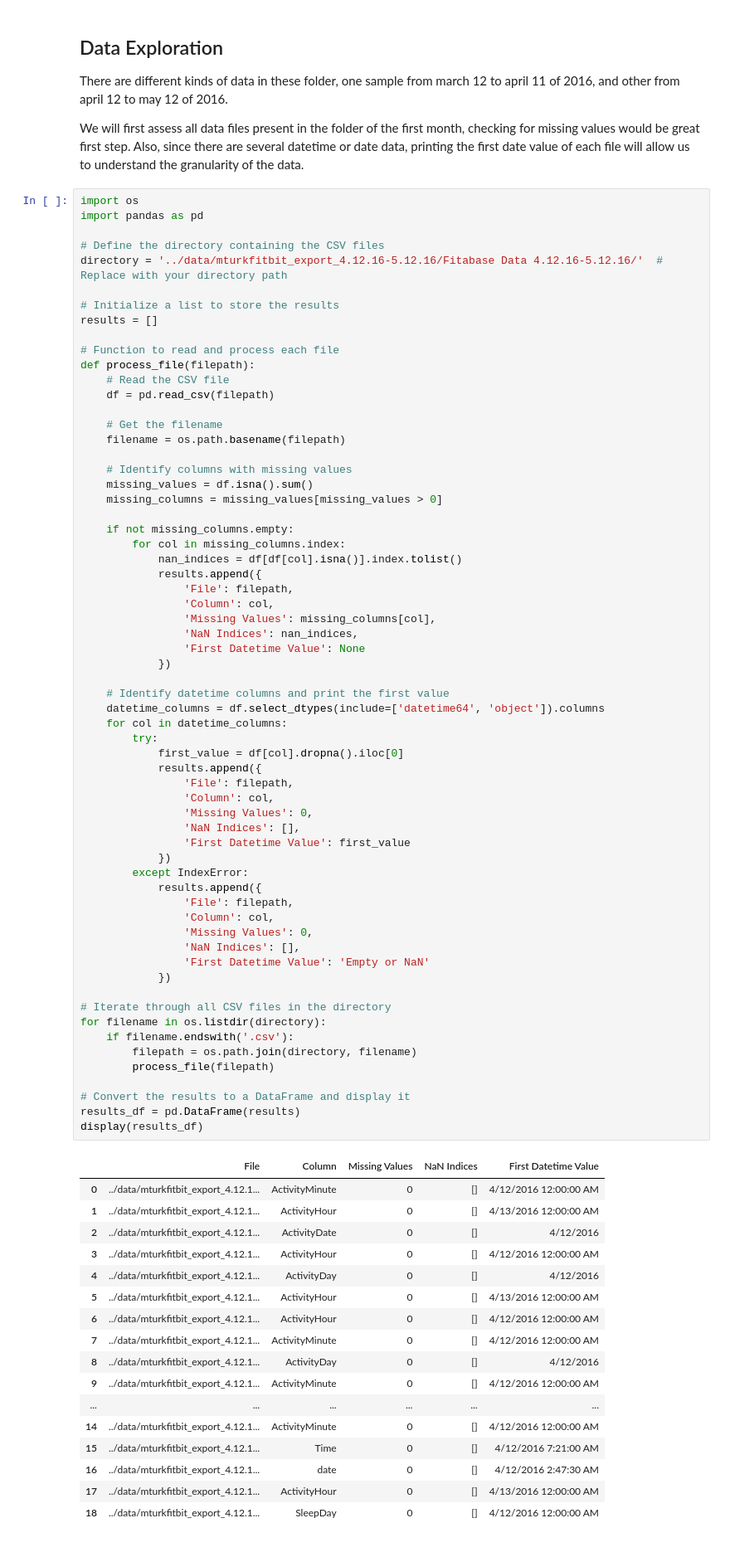
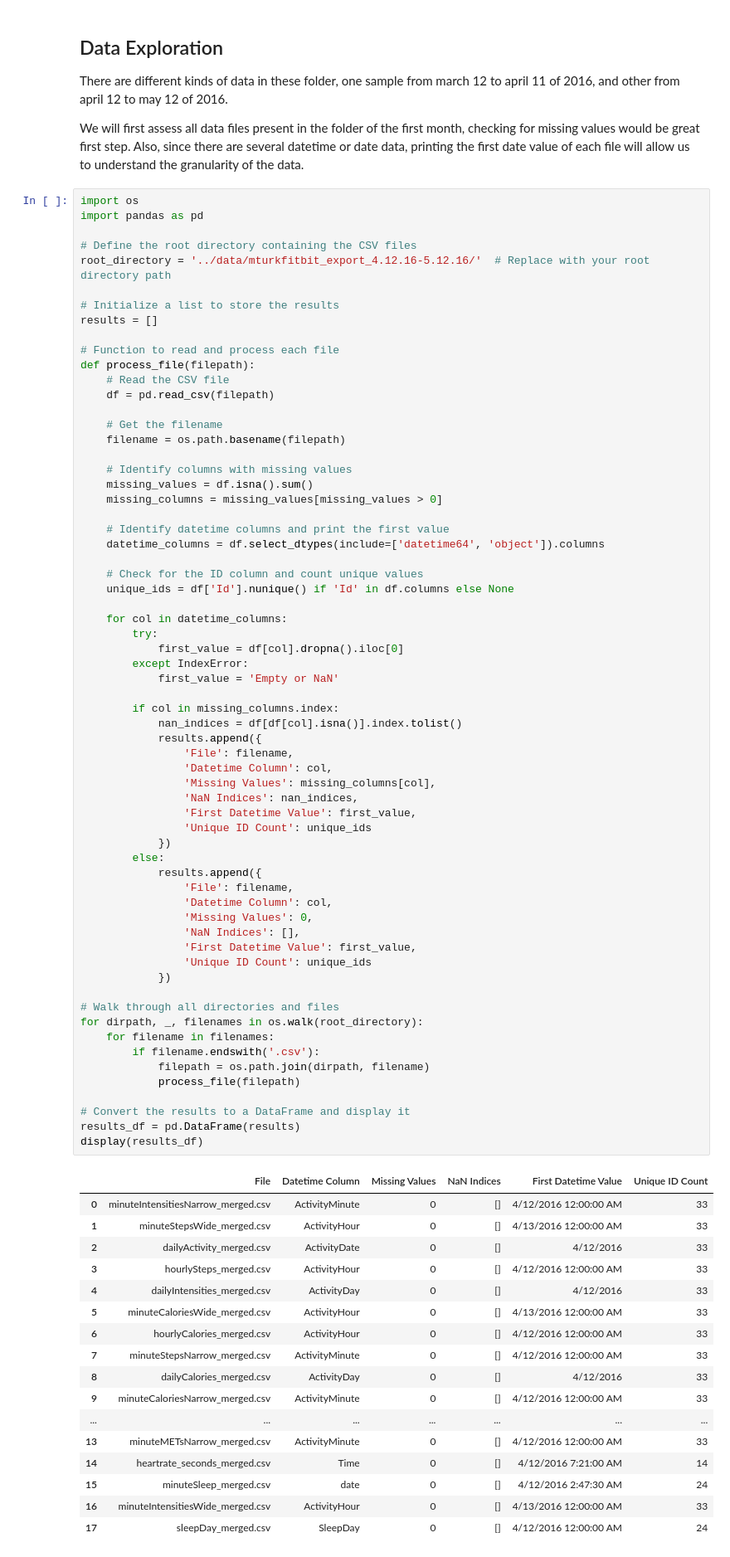
Before and after one commit to afbeltranr/da-fitibit-fitness-tracker, a Jupyter notebook: notebooks/ExploratoryDataAnalysis.ipynb, the cells around one changed output. Shown at 83% size. Cells and saved outputs as stored; diff of their text form.

Commit message:
Completed analysis, next time structure it

```diff
--- a/notebooks/ExploratoryDataAnalysis.ipynb
+++ b/notebooks/ExploratoryDataAnalysis.ipynb
@@ -106,80 +126,81 @@ We will first assess all data files present in the folder of the first month, ch
 import os
 import pandas as pd
 
-# Define the directory containing the CSV files
-directory = '../data/mturkfitbit_export_4.12.16-5.12.16/Fitabase Data 4.12.16-5.12.16/'  # Replace with your directory path
+# Define the root directory containing the CSV files
+root_directory = '../data/mturkfitbit_export_4.12.16-5.12.16/'  # Replace with your root directory path
 
 # Initialize a list to store the results
 results = []
 
 # Function to read and process each file
 def process_file(filepath):
     # Read the CSV file
     df = pd.read_csv(filepath)
 
     # Get the filename
     filename = os.path.basename(filepath)
 
     # Identify columns with missing values
     missing_values = df.isna().sum()
     missing_columns = missing_values[missing_values > 0]
 
-    if not missing_columns.empty:
-        for col in missing_columns.index:
-            nan_indices = df[df[col].isna()].index.tolist()
-            results.append({
-                'File': filepath,
-                'Column': col,
-                'Missing Values': missing_columns[col],
-                'NaN Indices': nan_indices,
-                'First Datetime Value': None
-            })
-
     # Identify datetime columns and print the first value
     datetime_columns = df.select_dtypes(include=['datetime64', 'object']).columns
+
+    # Check for the ID column and count unique values
+    unique_ids = df['Id'].nunique() if 'Id' in df.columns else None
+
     for col in datetime_columns:
         try:
             first_value = df[col].dropna().iloc[0]
+        except IndexError:
+            first_value = 'Empty or NaN'
+
+        if col in missing_columns.index:
+            nan_indices = df[df[col].isna()].index.tolist()
             results.append({
-                'File': filepath,
-                'Column': col,
+                'File': filename,
+                'Datetime Column': col,
+                'Missing Values': missing_columns[col],
+                'NaN Indices': nan_indices,
+                'First Datetime Value': first_value,
+                'Unique ID Count': unique_ids
+            })
+        else:
+            results.append({
+                'File': filename,
+                'Datetime Column': col,
                 'Missing Values': 0,
                 'NaN Indices': [],
-                'First Datetime Value': first_value
-            })
-        except IndexError:
-            results.append({
-                'File': filepath,
-                'Column': col,
-                'Missing Values': 0,
-                'NaN Indices': [],
-                'First Datetime Value': 'Empty or NaN'
+                'First Datetime Value': first_value,
+                'Unique ID Count': unique_ids
             })
 
-# Iterate through all CSV files in the directory
-for filename in os.listdir(directory):
-    if filename.endswith('.csv'):
-        filepath = os.path.join(directory, filename)
-        process_file(filepath)
+# Walk through all directories and files
+for dirpath, _, filenames in os.walk(root_directory):
+    for filename in filenames:
+        if filename.endswith('.csv'):
+            filepath = os.path.join(dirpath, filename)
+            process_file(filepath)
 
 # Convert the results to a DataFrame and display it
 results_df = pd.DataFrame(results)
 display(results_df)
 # %% [output]
-|  | File | Column | Missing Values | NaN Indices | First Datetime Value |
-| 0 | ../data/mturkfitbit_export_4.12.1... | ActivityMinute | 0 | [] | 4/12/2016 12:00:00 AM |
-| 1 | ../data/mturkfitbit_export_4.12.1... | ActivityHour | 0 | [] | 4/13/2016 12:00:00 AM |
-| 2 | ../data/mturkfitbit_export_4.12.1... | ActivityDate | 0 | [] | 4/12/2016 |
-| 3 | ../data/mturkfitbit_export_4.12.1... | ActivityHour | 0 | [] | 4/12/2016 12:00:00 AM |
-| 4 | ../data/mturkfitbit_export_4.12.1... | ActivityDay | 0 | [] | 4/12/2016 |
-| 5 | ../data/mturkfitbit_export_4.12.1... | ActivityHour | 0 | [] | 4/13/2016 12:00:00 AM |
-| 6 | ../data/mturkfitbit_export_4.12.1... | ActivityHour | 0 | [] | 4/12/2016 12:00:00 AM |
-| 7 | ../data/mturkfitbit_export_4.12.1... | ActivityMinute | 0 | [] | 4/12/2016 12:00:00 AM |
-| 8 | ../data/mturkfitbit_export_4.12.1... | ActivityDay | 0 | [] | 4/12/2016 |
-| 9 | ../data/mturkfitbit_export_4.12.1... | ActivityMinute | 0 | [] | 4/12/2016 12:00:00 AM |
-| ... | ... | ... | ... | ... | ... |
-| 14 | ../data/mturkfitbit_export_4.12.1... | ActivityMinute | 0 | [] | 4/12/2016 12:00:00 AM |
-| 15 | ../data/mturkfitbit_export_4.12.1... | Time | 0 | [] | 4/12/2016 7:21:00 AM |
-| 16 | ../data/mturkfitbit_export_4.12.1... | date | 0 | [] | 4/12/2016 2:47:30 AM |
-| 17 | ../data/mturkfitbit_export_4.12.1... | ActivityHour | 0 | [] | 4/13/2016 12:00:00 AM |
-| 18 | ../data/mturkfitbit_export_4.12.1... | SleepDay | 0 | [] | 4/12/2016 12:00:00 AM |
+|  | File | Datetime Column | Missing Values | NaN Indices | First Datetime Value | Unique ID Count |
+| 0 | minuteIntensitiesNarrow_merged.csv | ActivityMinute | 0 | [] | 4/12/2016 12:00:00 AM | 33 |
+| 1 | minuteStepsWide_merged.csv | ActivityHour | 0 | [] | 4/13/2016 12:00:00 AM | 33 |
+| 2 | dailyActivity_merged.csv | ActivityDate | 0 | [] | 4/12/2016 | 33 |
+| 3 | hourlySteps_merged.csv | ActivityHour | 0 | [] | 4/12/2016 12:00:00 AM | 33 |
+| 4 | dailyIntensities_merged.csv | ActivityDay | 0 | [] | 4/12/2016 | 33 |
+| 5 | minuteCaloriesWide_merged.csv | ActivityHour | 0 | [] | 4/13/2016 12:00:00 AM | 33 |
+| 6 | hourlyCalories_merged.csv | ActivityHour | 0 | [] | 4/12/2016 12:00:00 AM | 33 |
+| 7 | minuteStepsNarrow_merged.csv | ActivityMinute | 0 | [] | 4/12/2016 12:00:00 AM | 33 |
+| 8 | dailyCalories_merged.csv | ActivityDay | 0 | [] | 4/12/2016 | 33 |
+| 9 | minuteCaloriesNarrow_merged.csv | ActivityMinute | 0 | [] | 4/12/2016 12:00:00 AM | 33 |
+| ... | ... | ... | ... | ... | ... | ... |
+| 13 | minuteMETsNarrow_merged.csv | ActivityMinute | 0 | [] | 4/12/2016 12:00:00 AM | 33 |
+| 14 | heartrate_seconds_merged.csv | Time | 0 | [] | 4/12/2016 7:21:00 AM | 14 |
+| 15 | minuteSleep_merged.csv | date | 0 | [] | 4/12/2016 2:47:30 AM | 24 |
+| 16 | minuteIntensitiesWide_merged.csv | ActivityHour | 0 | [] | 4/13/2016 12:00:00 AM | 33 |
+| 17 | sleepDay_merged.csv | SleepDay | 0 | [] | 4/12/2016 12:00:00 AM | 24 |
```
Also changed, not shown: parts of 7 cells of this notebook.
